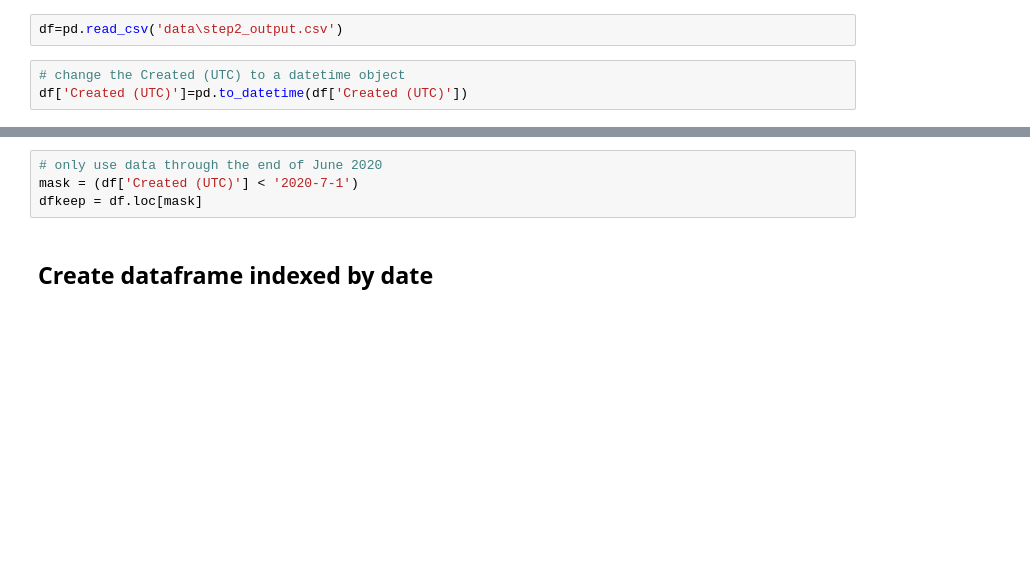
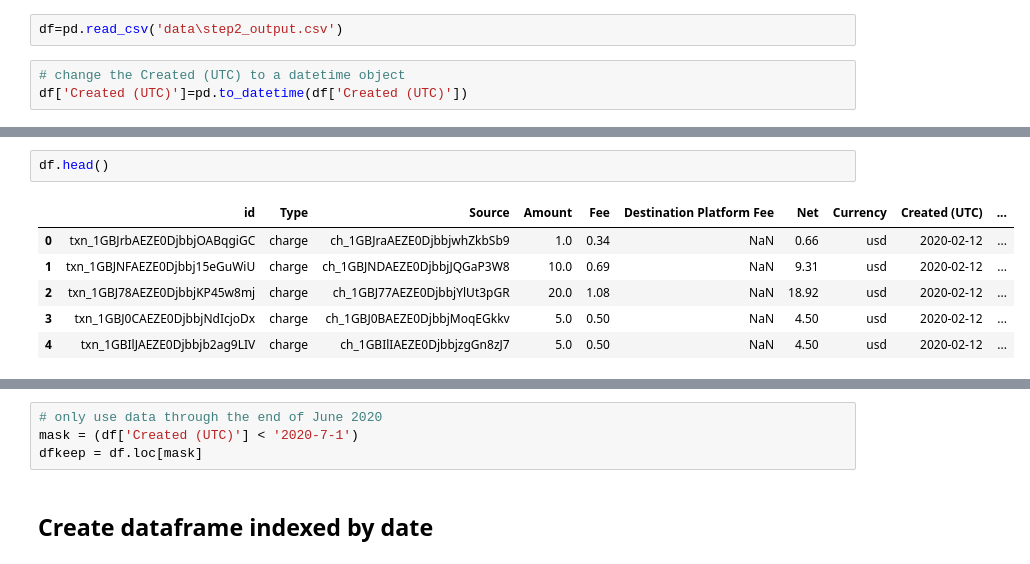
Before and after one commit to NancyKecso/Springboard, a Jupyter notebook: Capstone 3 elementary OS revenue projection/Capstone 3 - Step 4 Preprocessing and Step 5 Modeling.ipynb, the cells around one changed output, grey strips where cells are left out. Saved outputs shown, nothing was run; the diff lists cells and outputs as text; blank space fills up the shorter version.

```diff
--- a/Capstone 3 elementary OS revenue projection/Capstone 3 - Step 4 Preprocessing and Step 5 Modeling.ipynb
+++ b/Capstone 3 elementary OS revenue projection/Capstone 3 - Step 4 Preprocessing and Step 5 Modeling.ipynb
@@ -56,3 +79,12 @@ df['Created (UTC)']=pd.to_datetime(df['Created (UTC)'])
+# %%
+df.head()
+# %% [output]
+|  | id | Type | Source | Amount | Fee | Destination Platform Fee | Net | Currency | Created (UTC) | ... |
+| 0 | txn_1GBJrbAEZE0DjbbjOABqgiGC | charge | ch_1GBJraAEZE0DjbbjwhZkbSb9 | 1.0 | 0.34 | NaN | 0.66 | usd | 2020-02-12 | ... |
+| 1 | txn_1GBJNFAEZE0Djbbj15eGuWiU | charge | ch_1GBJNDAEZE0DjbbjJQGaP3W8 | 10.0 | 0.69 | NaN | 9.31 | usd | 2020-02-12 | ... |
+| 2 | txn_1GBJ78AEZE0DjbbjKP45w8mj | charge | ch_1GBJ77AEZE0DjbbjYlUt3pGR | 20.0 | 1.08 | NaN | 18.92 | usd | 2020-02-12 | ... |
+| 3 | txn_1GBJ0CAEZE0DjbbjNdIcjoDx | charge | ch_1GBJ0BAEZE0DjbbjMoqEGkkv | 5.0 | 0.50 | NaN | 4.50 | usd | 2020-02-12 | ... |
+| 4 | txn_1GBIlJAEZE0Djbbjb2ag9LIV | charge | ch_1GBIlIAEZE0DjbbjzgGn8zJ7 | 5.0 | 0.50 | NaN | 4.50 | usd | 2020-02-12 | ... |
 # %%
 df.describe().T
 # %% [output]
```
Also changed, not shown: parts of 16 cells of this notebook, 7 other files.
